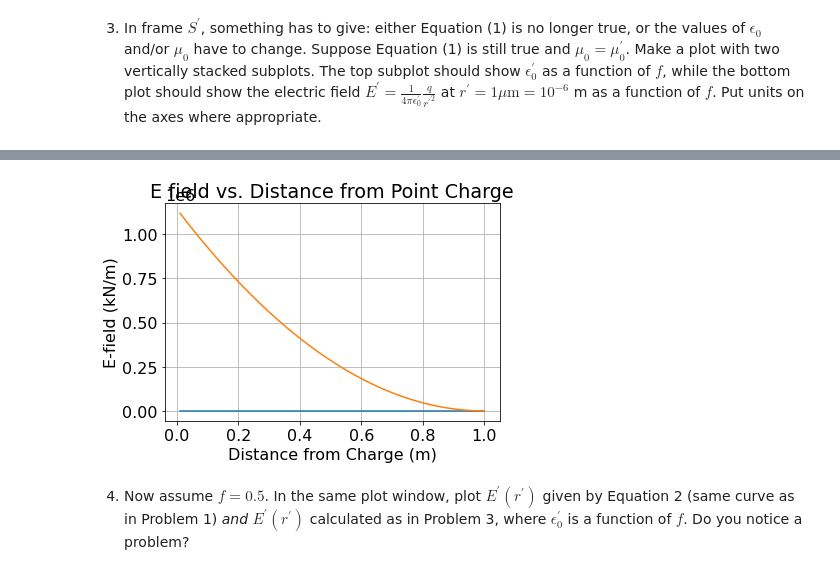
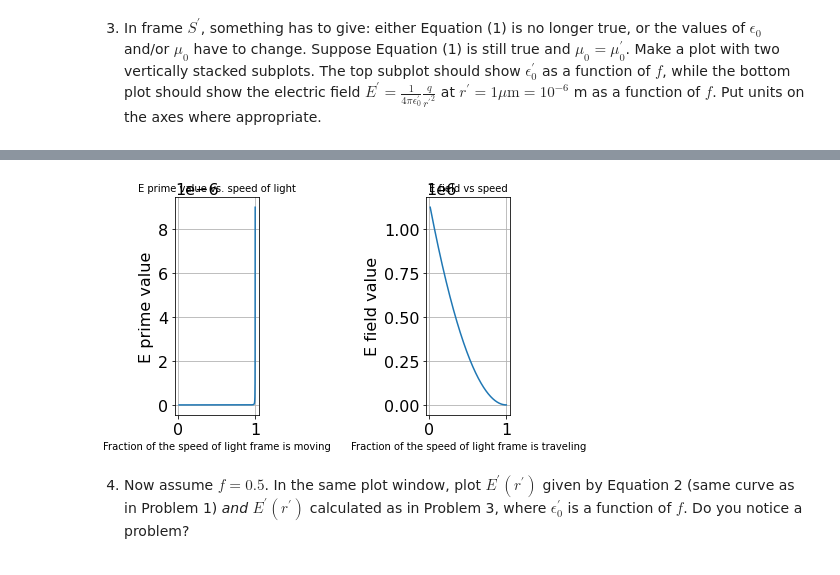
Before and after one commit to mitchrg/phys309, a Jupyter notebook: assignment1.ipynb, the cells around one changed output, grey strips where cells are left out. Cells and saved outputs as stored; diff of their text form; code cells hidden in the pictures.

```diff
--- a/assignment1.ipynb
+++ b/assignment1.ipynb
@@ -87,24 +89,29 @@ plt.show
 # %%
 r = 10**-6
 f = np.linspace(.01,1,1000)
-c_prime = c*(f-1)
+
+c_prime = c - c*f
 def new_e0(c_matrix):
   return 1/(c_matrix**2*u0)
 
-
-plt.plot(f,new_e0(c_prime))
+plt.subplot(1,2,1)
+plt.plot(f,new_e0(c_prime), label='e_prime')
 plt.ylabel('E prime value')
-plt.xlabel('Fraction of the speed of light frame is moving')
-plt.title('E prime value vs. speed of light')
+plt.xlabel('Fraction of the speed of light frame is moving',fontsize=10)
+plt.title('E prime value vs. speed of light',fontsize=10)
+plt.grid()
 
 
-x = np.linspace(.01, 1, 1000)
+
 y = (1/(4*np.pi*new_e0(c_prime)*u0))*(q/r**2) /1000
 
-plt.plot(x, y)
-plt.xlabel('Distance from Charge (m)')
-plt.ylabel('E-field (kN/m)')
-plt.title('E field vs. Distance from Point Charge')
+plt.subplot(1,2,2)
+plt.plot(f, y, label = 'electric field')
+plt.ylabel('E field value')
+plt.xlabel('Fraction of the speed of light frame is traveling', fontsize=10)
+plt.title('E field vs speed', fontsize=10)
 plt.grid()
+
+plt.subplots_adjust(wspace=2)
 plt.show()
 # %% [output]
@@ -111,4 +119,4 @@ plt.show()
-[figure, old version]
+[figure, new version]
 # %% [markdown]
 <ol start=4>
     <li>Now assume $f = 0.5$. In the same plot window, plot $E^{\prime}(r^{\prime})$ given by Equation 2 (same curve as in Problem 1) <em>and</em> $E^{\prime}(r^{\prime})$ calculated as in Problem 3, where $\epsilon_0^{\prime}$ is a function of $f$. Do you notice a problem?</li>
```
Also changed, not shown: parts of 9 cells of this notebook.
